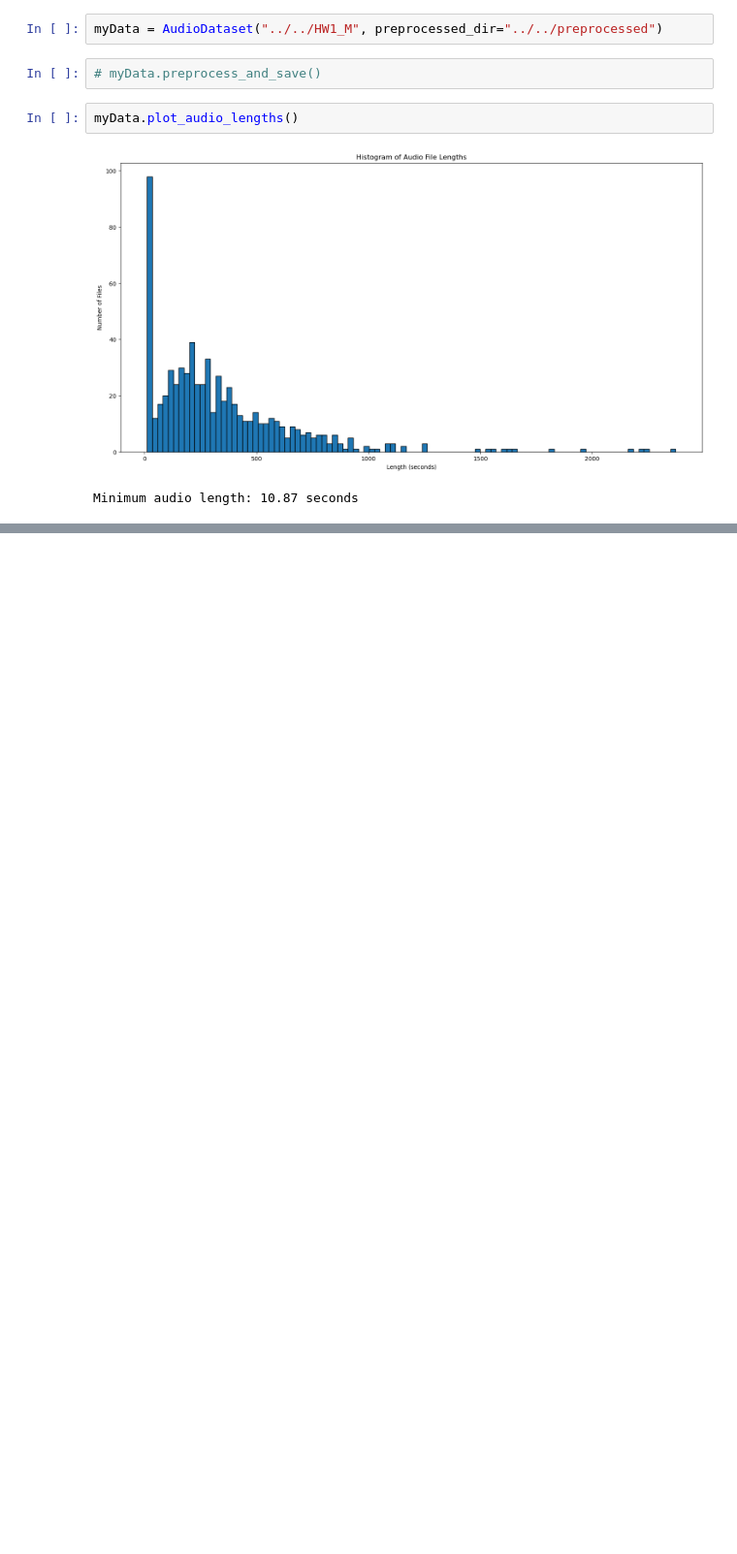
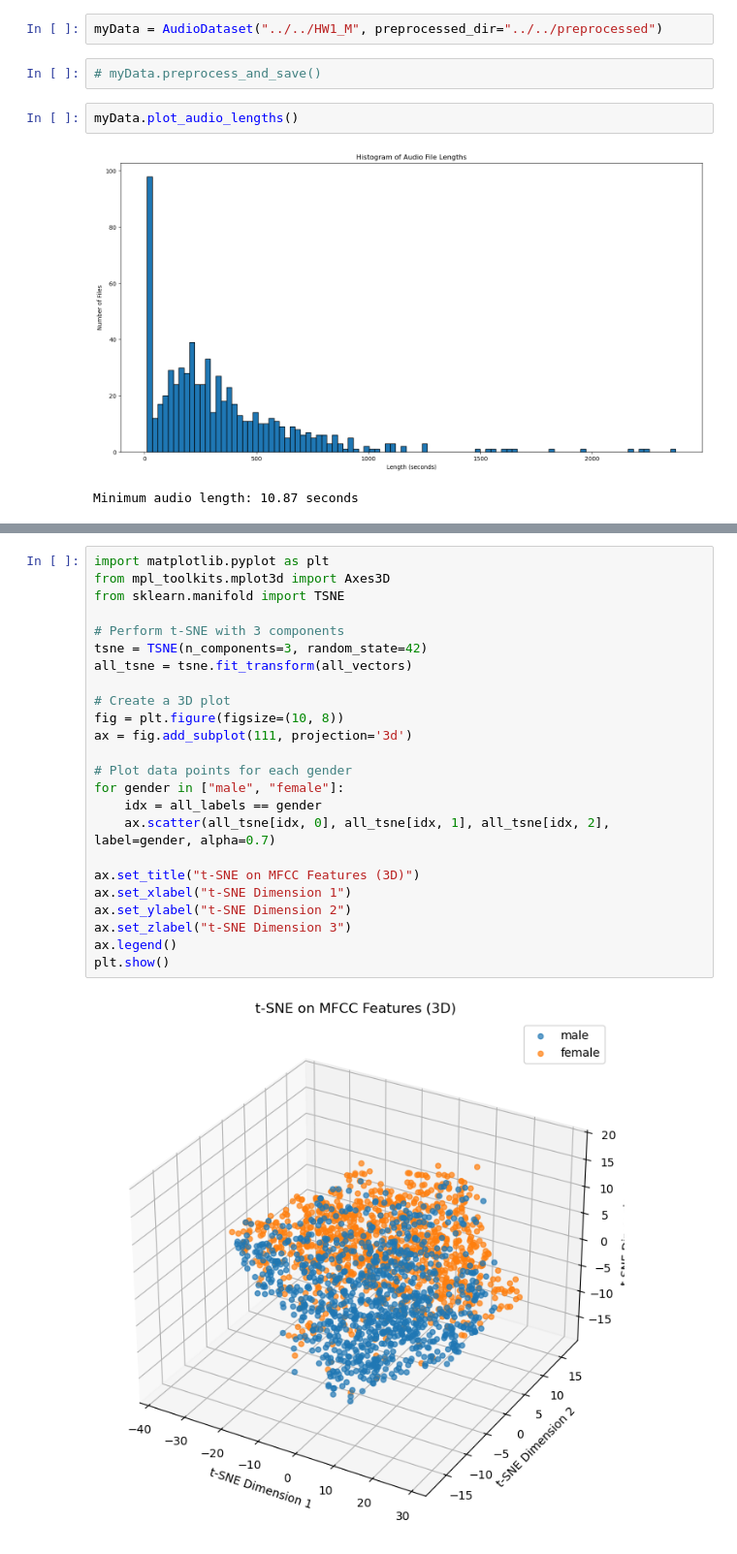
Before and after one commit to mrmh13801225/UT_ML_Project, a Jupyter notebook: src/FinalProject.ipynb, the cells around one changed output, grey strips where cells are left out. Shown at 97% size. Cells and saved outputs as stored; diff of their text form; blank space fills up the shorter version.

```diff
--- a/src/FinalProject.ipynb
+++ b/src/FinalProject.ipynb
@@ -785,0 +784,26 @@ Minimum audio length: 10.87 seconds
+# %%
+import matplotlib.pyplot as plt
+from mpl_toolkits.mplot3d import Axes3D
+from sklearn.manifold import TSNE
+
+# Perform t-SNE with 3 components
+tsne = TSNE(n_components=3, random_state=42)
+all_tsne = tsne.fit_transform(all_vectors)
+
+# Create a 3D plot
+fig = plt.figure(figsize=(10, 8))
+ax = fig.add_subplot(111, projection='3d')
+
+# Plot data points for each gender
+for gender in ["male", "female"]:
+    idx = all_labels == gender
+    ax.scatter(all_tsne[idx, 0], all_tsne[idx, 1], all_tsne[idx, 2], label=gender, alpha=0.7)
+
+ax.set_title("t-SNE on MFCC Features (3D)")
+ax.set_xlabel("t-SNE Dimension 1")
+ax.set_ylabel("t-SNE Dimension 2")
+ax.set_zlabel("t-SNE Dimension 3")
+ax.legend()
+plt.show()
+# %% [output]
+[figure, added]
```
Also changed, not shown: parts of 8 cells of this notebook.
